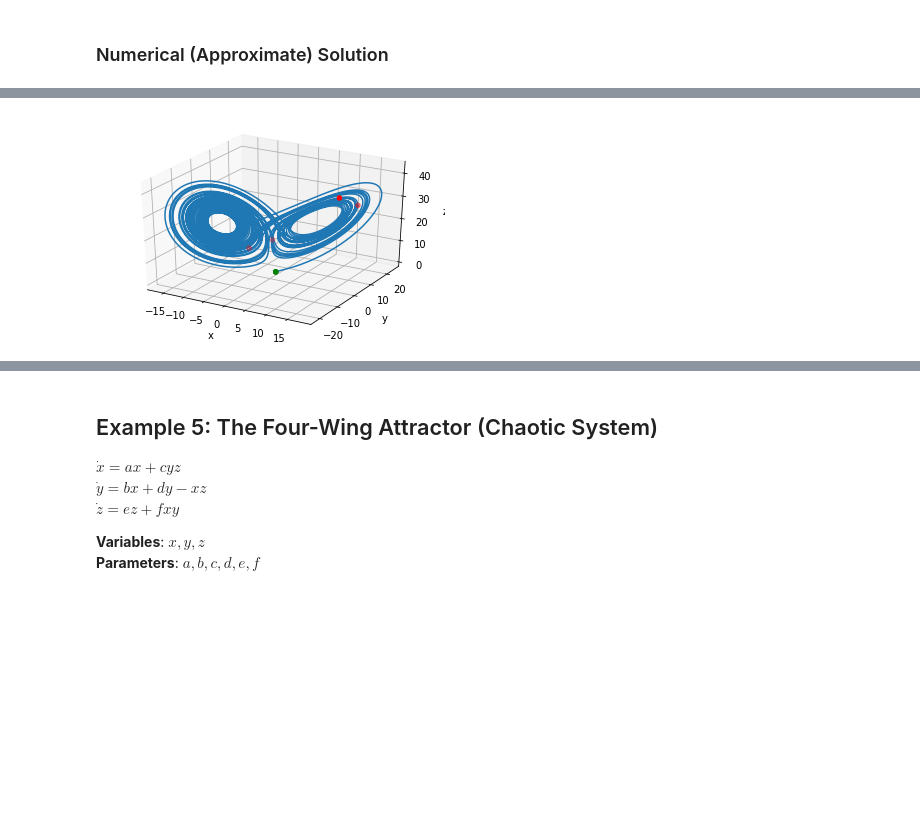
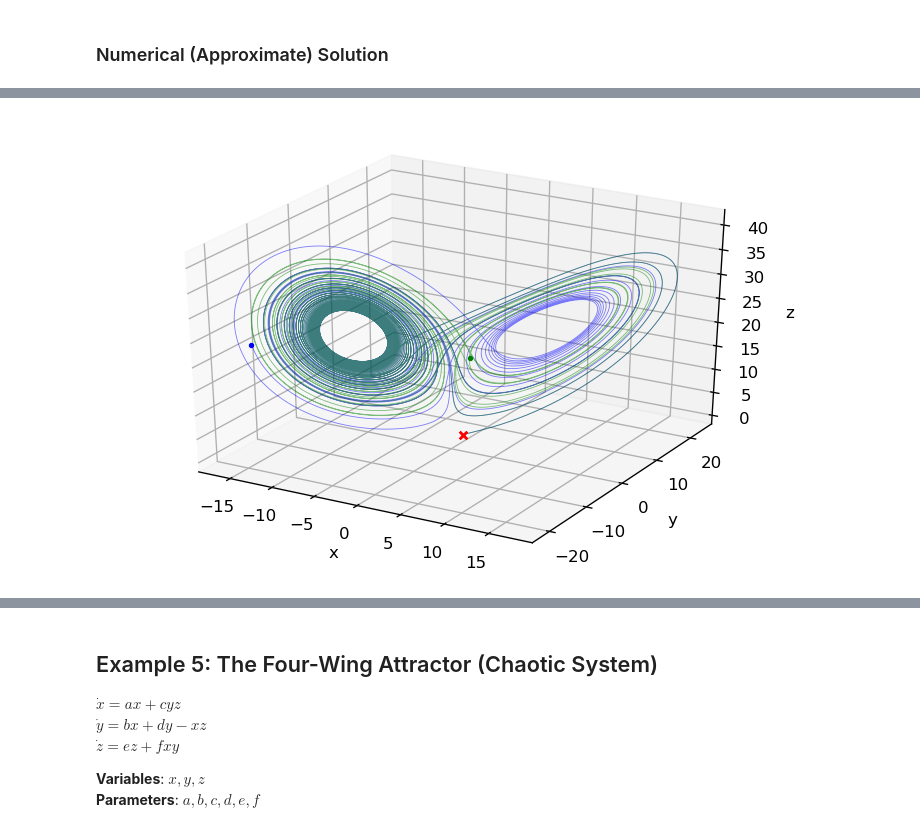
Before and after one commit to skugele/dynamical-systems, a Jupyter notebook: notebooks/ode_runge_kutta.ipynb, the cells around one changed output, grey strips where cells are left out. Cells and saved outputs as stored; diff of their text form; code cells hidden in the pictures; blank space fills up the shorter version.

```diff
--- a/notebooks/ode_runge_kutta.ipynb
+++ b/notebooks/ode_runge_kutta.ipynb
@@ -7,3 +11,7 @@ import numpy as np
 
 from mpl_toolkits.mplot3d import Axes3D
 from scipy.integrate import odeint
+
+# helps to prevent matplotlib axis label from being cut-off in 3d visualizations
+from matplotlib import rcParams
+rcParams.update({'figure.autolayout': True})
@@ -332,7 +353,7 @@ from [Wikipedia](https://en.wikipedia.org/wiki/Lorenz_system):
 # %%
 # system parameters
 sigma = 10
-rho = 25
+rho = 24
 beta = 8.0/3.0
 # %%
 # system of differential equations
@@ -411,20 +434,15 @@ plt.show()
 # %%
+t_final = 60
+delta_t = 0.0001
+steps_per_t = 1.0 / delta_t
+
+ts = np.linspace(0, t_final, int(t_final/delta_t))
+
 # Different initial conditions with small perturbations in each axis
 initial_states = np.array([[1.0, 1.0, 1.0],
-                           [1.0 + 10**-9, 1.0, 1.0],
-                           [1.0, 1.0 + 10**-9, 1.0],
-                           [1.0, 1.0, 1.0 + 10**-9],])
+                           [1.0 + 10**-9, 1.0, 1.0],])
 
-final_states = []
+trajectories = []
 
 for initial_state in initial_states:
-    approx_sol = odeint(F, initial_state, ts)
-
-    xs = approx_sol[:,0]
-    ys = approx_sol[:,1]
-    zs = approx_sol[:,2]
-
-    final_state = xs[-1], ys[-1], zs[-1]
-    final_states.append(final_state)
-
-final_states = np.array(final_states)
+    trajectories.append(odeint(F, initial_state, ts))
@@ -438,15 +449,23 @@ array([[13.03545542,  8.10382809, 35.01676559],
 # %%
-fig = plt.figure()
+# interactive mode (not available in jupyter lab!)
+# %matplotlib notebook
+
+fig = plt.figure(dpi=120)
+
 ax = fig.gca(projection='3d')
 
-ax.plot(approx_sol[:, 0], approx_sol[:, 1], approx_sol[:, 2])
-ax.scatter(initial_states[:,0], initial_states[:,1], initial_states[:,2], color='g')
-ax.scatter(final_states[:,0], final_states[:,1], final_states[:,2], color='r')
+colors = ['b', 'g']
+for t, c in zip(trajectories, colors):
+    ax.plot(t[:, 0], t[:, 1], t[:, 2], linewidth=0.5, alpha=0.5, color=c)
+
+    # plot initial and final states
+    ax.scatter(t[0][0], t[0][1], t[0][2], marker='x', color='r')
+    ax.scatter(t[-1][0], t[-1][1], t[-1][2], marker='.', color=c)
 
 ax.set_xlabel('x')
 ax.set_ylabel('y')
 ax.set_zlabel('z')
 
 plt.show()
 # %% [output]
-[figure, old version]
+[figure, new version]
```
Also changed, not shown: parts of 21 cells of this notebook.
